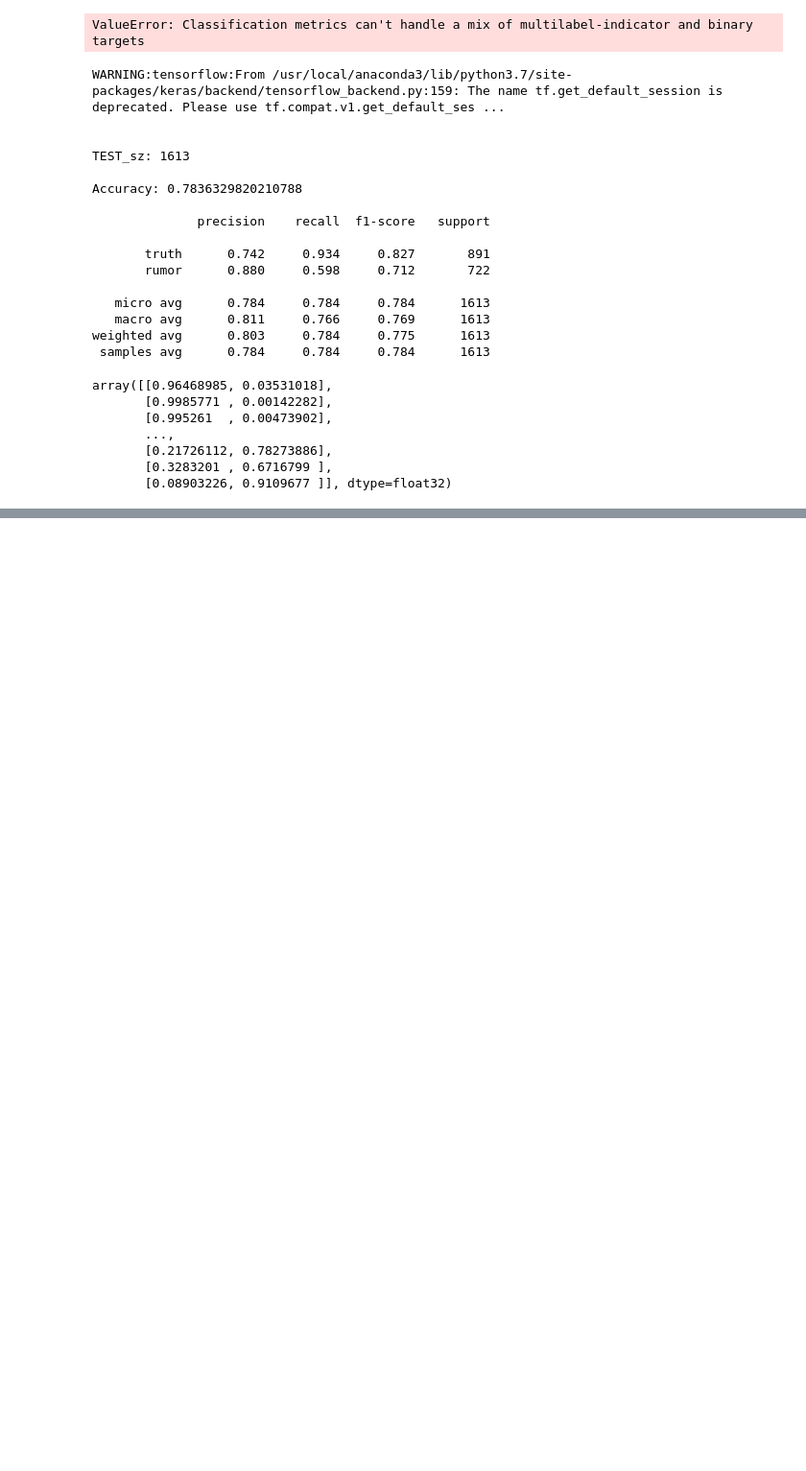
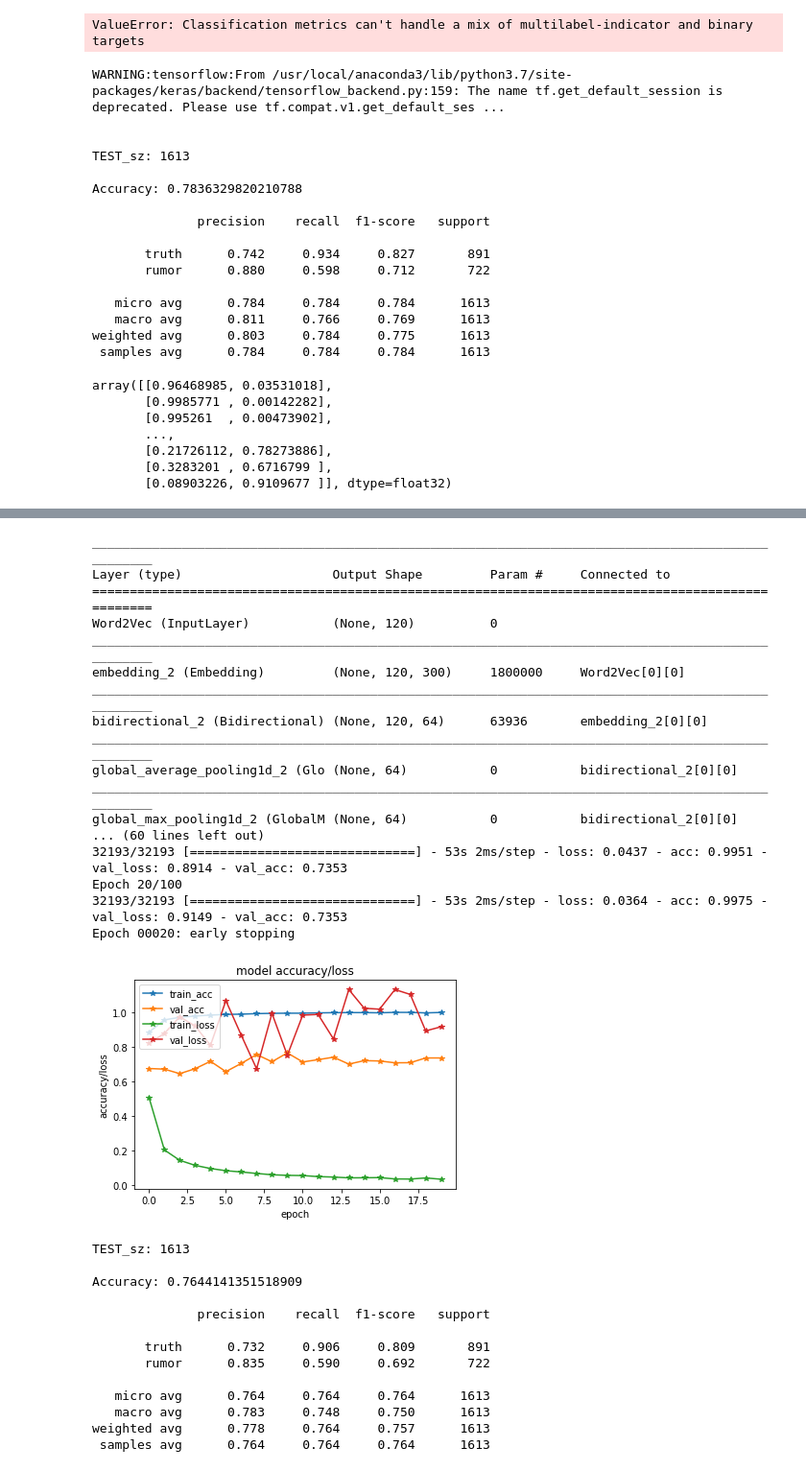
Before and after one commit to RMSnow/MM-Course, a Jupyter notebook: zhangxueyao/models/text-models.ipynb, the cells around one changed output, grey strips where cells are left out. Shown at 96% size. Saved outputs shown, nothing was run; the diff lists cells and outputs as text; code cells hidden in the pictures; blank space fills up the shorter version.

```diff
--- a/zhangxueyao/models/text-models.ipynb
+++ b/zhangxueyao/models/text-models.ipynb
@@ -107,0 +151,44 @@ array([[0.96468985, 0.03531018],
+# %%
+# 1.修改输入数据
+X_train = [train_we]
+X_test = [test_we]
+
+# 2.修改model
+model = BiGRU(max_sequence_length=120, embedding_matrix=we_emb_matrix).model
+
+# 3.修改model_name、超参数
+train(model, model_name='BiGRU3',
+      train_data=X_train, test_data=X_test,
+      train_label=y_train, test_label=y_test, epochs=100, batch_size=128)
+# %% [output]
+__________________________________________________________________________________________________
+Layer (type)                    Output Shape         Param #     Connected to
+==================================================================================================
+Word2Vec (InputLayer)           (None, 120)          0
+__________________________________________________________________________________________________
+embedding_2 (Embedding)         (None, 120, 300)     1800000     Word2Vec[0][0]
+__________________________________________________________________________________________________
+bidirectional_2 (Bidirectional) (None, 120, 64)      63936       embedding_2[0][0]
+__________________________________________________________________________________________________
+global_average_pooling1d_2 (Glo (None, 64)           0           bidirectional_2[0][0]
+__________________________________________________________________________________________________
+global_max_pooling1d_2 (GlobalM (None, 64)           0           bidirectional_2[0][0]
+... (60 lines left out)
+32193/32193 [==============================] - 53s 2ms/step - loss: 0.0437 - acc: 0.9951 - val_loss: 0.8914 - val_acc: 0.7353
+Epoch 20/100
+32193/32193 [==============================] - 53s 2ms/step - loss: 0.0364 - acc: 0.9975 - val_loss: 0.9149 - val_acc: 0.7353
+Epoch 00020: early stopping
+[figure, added]
+TEST_sz: 1613
+
+Accuracy: 0.7644141351518909
+
+              precision    recall  f1-score   support
+
+       truth      0.732     0.906     0.809       891
+       rumor      0.835     0.590     0.692       722
+
+   micro avg      0.764     0.764     0.764      1613
+   macro avg      0.783     0.748     0.750      1613
+weighted avg      0.778     0.764     0.757      1613
+ samples avg      0.764     0.764     0.764      1613
```
Also changed, not shown: parts of 11 cells of this notebook, 4 other files.
